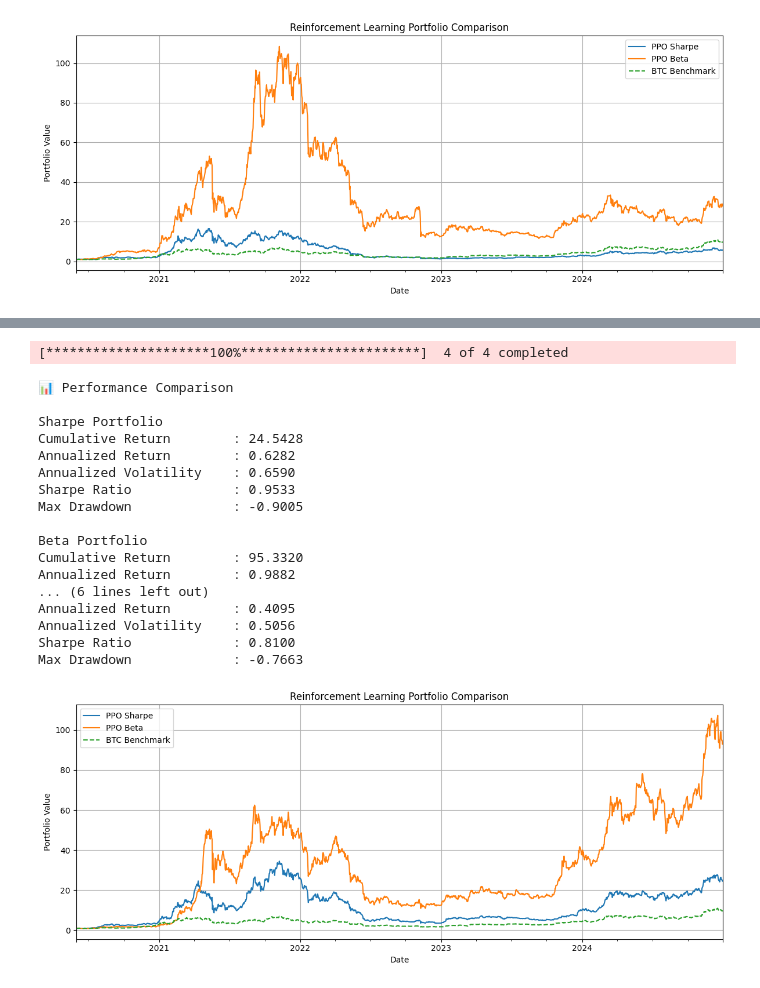
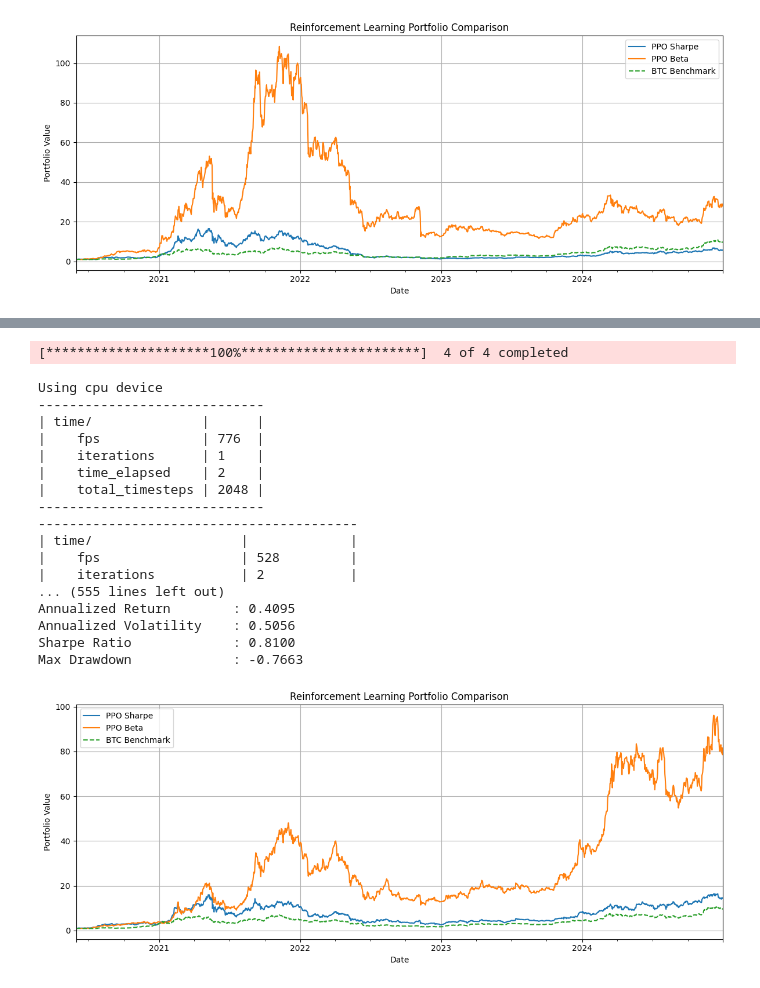
Before and after one commit to nhjung-phd/Papers, a Jupyter notebook: factor2025/factor_rl_portfolio.ipynb, the cells around one changed output, grey strips where cells are left out. Cells and saved outputs as stored; diff of their text form; code cells hidden in the pictures.

```diff
--- a/factor2025/factor_rl_portfolio.ipynb
+++ b/factor2025/factor_rl_portfolio.ipynb
@@ -1089,6 +1089,14 @@ import matplotlib.pyplot as plt
 from gym import spaces
 from stable_baselines3 import PPO
 from stable_baselines3.common.vec_env import DummyVecEnv
+import torch
+import random
+
+SEED = 42
+random.seed(SEED)
+np.random.seed(SEED)
+torch.manual_seed(SEED)
+
 
 # 📌 1. 데이터 수집
 assets = ["BTC-USD", "ETH-USD", "BNB-USD", "SOL-USD"]
@@ -1180,8 +1188,8 @@ class PPOPortfolioEnv(gym.Env):
 def train_ppo_env(objective):
     env_fn = lambda: PPOPortfolioEnv(returns, factor_data, price, objective=objective)
     env = DummyVecEnv([env_fn])
-    model = PPO("MlpPolicy", env, verbose=0)
-    model.learn(total_timesteps=20000)
+    model = PPO("MlpPolicy", env, verbose=1)
+    model.learn(total_timesteps=30000)
     return model, env_fn
 
 # 📌 5. 실행 및 시뮬레이션
@@ -1223,44 +1231,44 @@ def performance_metrics(series):
         "Sharpe Ratio": sharpe,
         "Max Drawdown": mdd
     }
 
 # 📊 성과 비교 출력
 print("\n📊 Performance Comparison")
 for name, series in zip(["Sharpe", "Beta", "BTC"], [series_sharpe, series_beta, series_btc]):
     perf = performance_metrics(series)
     print(f"\n{name} Portfolio")
     for k, v in perf.items():
         print(f"{k:<25}: {v:.4f}")
 
 # 📊 시각화
 plt.figure(figsize=(12, 5))
 series_sharpe.plot(label="PPO Sharpe")
 series_beta.plot(label="PPO Beta")
 series_btc.plot(label="BTC Benchmark", linestyle="--")
 plt.title("Reinforcement Learning Portfolio Comparison")
 plt.ylabel("Portfolio Value")
 plt.xlabel("Date")
 plt.legend()
 plt.grid(True)
 plt.tight_layout()
 plt.show()
 # %% [output]
 [*********************100%***********************]  4 of 4 completed
-📊 Performance Comparison
-
-Sharpe Portfolio
-Cumulative Return        : 24.5428
-Annualized Return        : 0.6282
-Annualized Volatility    : 0.6590
-Sharpe Ratio             : 0.9533
-Max Drawdown             : -0.9005
-
-Beta Portfolio
-Cumulative Return        : 95.3320
-Annualized Return        : 0.9882
-... (6 lines left out)
+Using cpu device
+-----------------------------
+| time/              |      |
+|    fps             | 776  |
+|    iterations      | 1    |
+|    time_elapsed    | 2    |
+|    total_timesteps | 2048 |
+-----------------------------
+-----------------------------------------
+| time/                   |             |
+|    fps                  | 528         |
+|    iterations           | 2           |
+... (555 lines left out)
 Annualized Return        : 0.4095
 Annualized Volatility    : 0.5056
 Sharpe Ratio             : 0.8100
 Max Drawdown             : -0.7663
-[figure, old version]
+[figure, new version]
```
Also changed, not shown: parts of 4 cells of this notebook.
